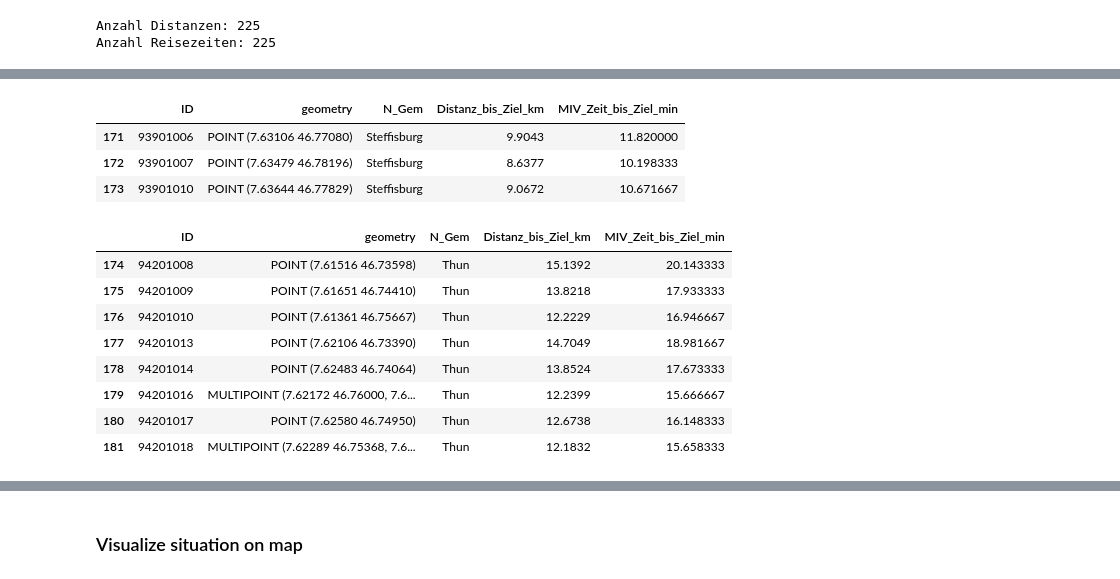
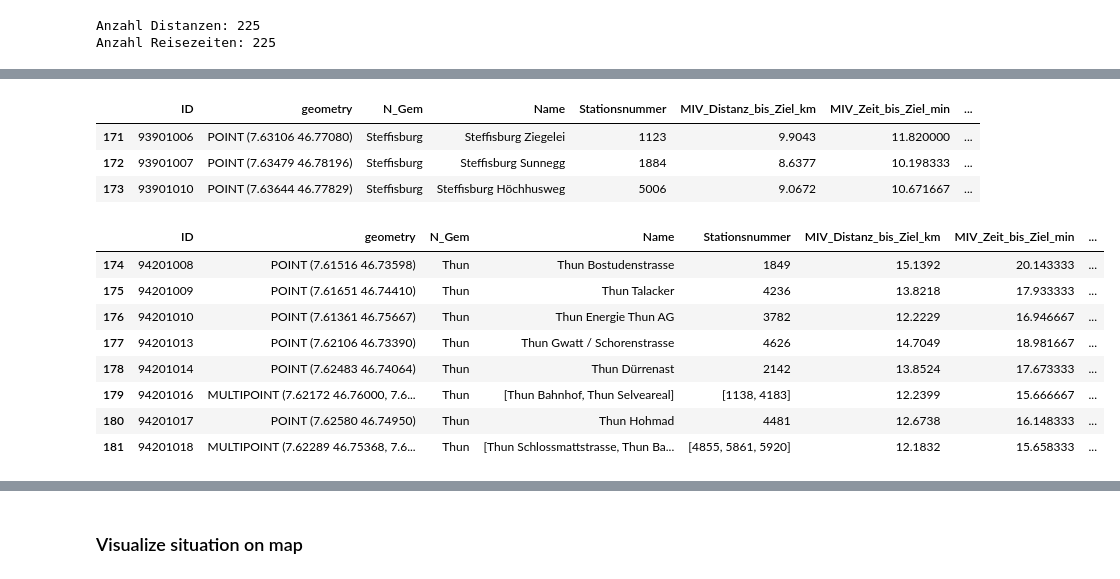
Before and after one commit to jlieberherr/mobility-station-finder, a Jupyter notebook: mobility-station-finder.ipynb, the cells around one changed output, grey strips where cells are left out. Cells and saved outputs as stored; diff of their text form; code cells hidden in the pictures.

```diff
--- a/mobility-station-finder.ipynb
+++ b/mobility-station-finder.ipynb
@@ -240,6 +260,6 @@ pd_distances["MIV_Distanz_bis_Ziel_km"] = pd_distances["MIV_Distanz_bis_Ziel_km"
 pd_durations= pd.DataFrame(list(road_durations_from_npvm_zones_with_potential_mobility_station_to_dest_per_npvm_zone_id.items()), columns=["ID", "MIV_Zeit_bis_Ziel_min"])
 pd_durations["MIV_Zeit_bis_Ziel_min"] = pd_durations["MIV_Zeit_bis_Ziel_min"] / 60.0
 
-gdf_npvm_zones_with_potential_mobility_station_distance_duration_to_orig = pd.merge(gdf_npvm_zones_with_potential_mobility_station, pd_dist, on=["ID"])
-gdf_npvm_zones_with_potential_mobility_station_distance_duration_to_orig = pd.merge(gdf_npvm_zones_with_potential_mobility_station_distance_duration_to_orig, pd_durations, on=["ID"])
+gdf_npvm_zones_with_potential_mobility_station_with_data = pd.merge(gdf_npvm_zones_with_potential_mobility_station, pd_distances, on=["ID"])
+gdf_npvm_zones_with_potential_mobility_station_with_data = pd.merge(gdf_npvm_zones_with_potential_mobility_station_with_data, pd_durations, on=["ID"])
 # %%
@@ -253,0 +276,10 @@ gdf_npvm_zones_with_potential_mobility_station_distance_duration_to_orig.head()
+# %%
+zone_ids_list = [x.item() for x in gdf_npvm_zones_with_potential_mobility_station[["ID"]].values]
+jrta_list = [(x, get_jrta(orig_zone_id, x)) for x in zone_ids_list]
+ntr_list = [(x, get_ntr(orig_zone_id, x)) for x in zone_ids_list]
+# %%
+pd_jrtas = pd.DataFrame(jrta_list, columns=["ID", "OEV_JRTA_von_Start_min"])
+pd_ntrs = pd.DataFrame(ntr_list, columns=["ID", "OEV_NTR_von_Start"])
+# %%
+gdf_npvm_zones_with_potential_mobility_station_with_data = pd.merge(gdf_npvm_zones_with_potential_mobility_station_with_data, pd_jrtas, on=["ID"])
+gdf_npvm_zones_with_potential_mobility_station_with_data = pd.merge(gdf_npvm_zones_with_potential_mobility_station_with_data, pd_ntrs, on=["ID"])
@@ -254,20 +299,20 @@ gdf_npvm_zones_with_potential_mobility_station_distance_duration_to_orig.head()
 # %%
-gdf_npvm_zones_with_potential_mobility_station_distance_duration_to_orig[gdf_npvm_zones_with_potential_mobility_station_distance_duration_to_orig.N_Gem == "Steffisburg"]
+gdf_npvm_zones_with_potential_mobility_station_with_data[gdf_npvm_zones_with_potential_mobility_station_with_data.N_Gem == "Steffisburg"]
 # %% [output]
-|  | ID | geometry | N_Gem | Distanz_bis_Ziel_km | MIV_Zeit_bis_Ziel_min |
-| 171 | 93901006 | POINT (7.63106 46.77080) | Steffisburg | 9.9043 | 11.820000 |
-| 172 | 93901007 | POINT (7.63479 46.78196) | Steffisburg | 8.6377 | 10.198333 |
-| 173 | 93901010 | POINT (7.63644 46.77829) | Steffisburg | 9.0672 | 10.671667 |
+|  | ID | geometry | N_Gem | Name | Stationsnummer | MIV_Distanz_bis_Ziel_km | MIV_Zeit_bis_Ziel_min | ... |
+| 171 | 93901006 | POINT (7.63106 46.77080) | Steffisburg | Steffisburg Ziegelei | 1123 | 9.9043 | 11.820000 | ... |
+| 172 | 93901007 | POINT (7.63479 46.78196) | Steffisburg | Steffisburg Sunnegg | 1884 | 8.6377 | 10.198333 | ... |
+| 173 | 93901010 | POINT (7.63644 46.77829) | Steffisburg | Steffisburg Höchhusweg | 5006 | 9.0672 | 10.671667 | ... |
 # %%
-gdf_npvm_zones_with_potential_mobility_station_distance_duration_to_orig[gdf_npvm_zones_with_potential_mobility_station_distance_duration_to_orig.N_Gem == "Thun"]
+gdf_npvm_zones_with_potential_mobility_station_with_data[gdf_npvm_zones_with_potential_mobility_station_with_data.N_Gem == "Thun"]
 # %% [output]
-|  | ID | geometry | N_Gem | Distanz_bis_Ziel_km | MIV_Zeit_bis_Ziel_min |
-| 174 | 94201008 | POINT (7.61516 46.73598) | Thun | 15.1392 | 20.143333 |
-| 175 | 94201009 | POINT (7.61651 46.74410) | Thun | 13.8218 | 17.933333 |
-| 176 | 94201010 | POINT (7.61361 46.75667) | Thun | 12.2229 | 16.946667 |
-| 177 | 94201013 | POINT (7.62106 46.73390) | Thun | 14.7049 | 18.981667 |
-| 178 | 94201014 | POINT (7.62483 46.74064) | Thun | 13.8524 | 17.673333 |
-| 179 | 94201016 | MULTIPOINT (7.62172 46.76000, 7.6... | Thun | 12.2399 | 15.666667 |
-| 180 | 94201017 | POINT (7.62580 46.74950) | Thun | 12.6738 | 16.148333 |
-| 181 | 94201018 | MULTIPOINT (7.62289 46.75368, 7.6... | Thun | 12.1832 | 15.658333 |
+|  | ID | geometry | N_Gem | Name | Stationsnummer | MIV_Distanz_bis_Ziel_km | MIV_Zeit_bis_Ziel_min | ... |
+| 174 | 94201008 | POINT (7.61516 46.73598) | Thun | Thun Bostudenstrasse | 1849 | 15.1392 | 20.143333 | ... |
+| 175 | 94201009 | POINT (7.61651 46.74410) | Thun | Thun Talacker | 4236 | 13.8218 | 17.933333 | ... |
+| 176 | 94201010 | POINT (7.61361 46.75667) | Thun | Thun Energie Thun AG | 3782 | 12.2229 | 16.946667 | ... |
+| 177 | 94201013 | POINT (7.62106 46.73390) | Thun | Thun Gwatt / Schorenstrasse | 4626 | 14.7049 | 18.981667 | ... |
+| 178 | 94201014 | POINT (7.62483 46.74064) | Thun | Thun Dürrenast | 2142 | 13.8524 | 17.673333 | ... |
+| 179 | 94201016 | MULTIPOINT (7.62172 46.76000, 7.6... | Thun | [Thun Bahnhof, Thun Selveareal] | [1138, 4183] | 12.2399 | 15.666667 | ... |
+| 180 | 94201017 | POINT (7.62580 46.74950) | Thun | Thun Hohmad | 4481 | 12.6738 | 16.148333 | ... |
+| 181 | 94201018 | MULTIPOINT (7.62289 46.75368, 7.6... | Thun | [Thun Schlossmattstrasse, Thun Ba... | [4855, 5861, 5920] | 12.1832 | 15.658333 | ... |
 # %%
```
Also changed, not shown: parts of 30 cells of this notebook.
